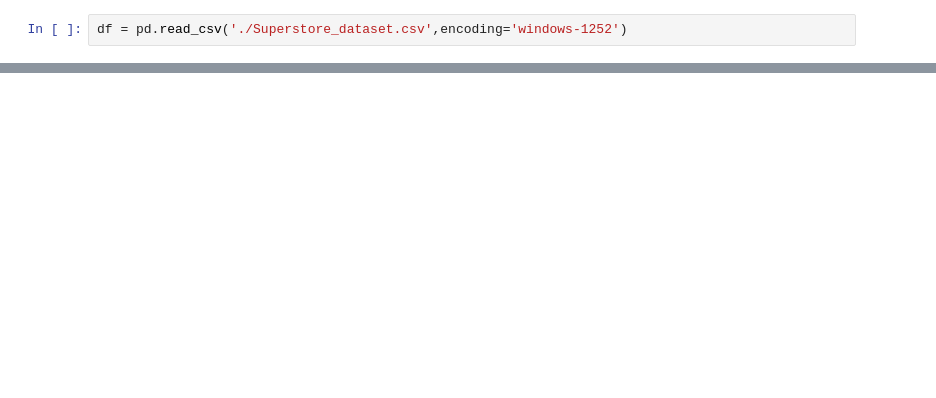
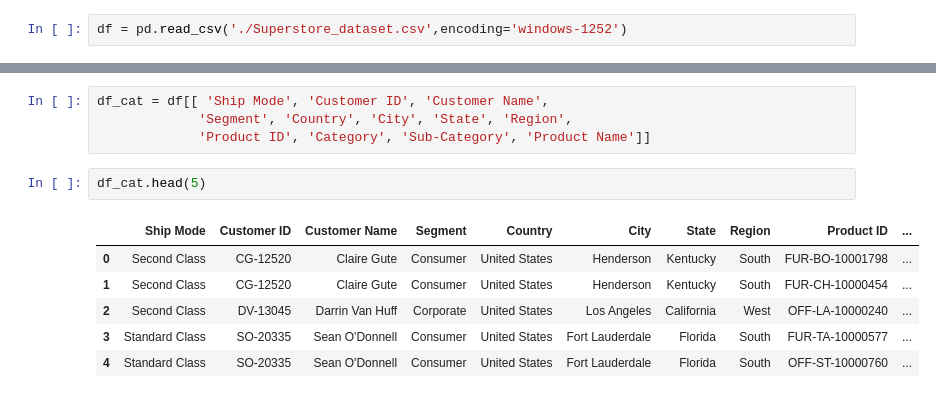
Before and after one commit to HoussamCS/Superstore_project, a Jupyter notebook: superStore.ipynb, the cells around one changed output, grey strips where cells are left out. Cells and saved outputs as stored; diff of their text form; blank space fills up the shorter version.

```diff
--- a/superStore.ipynb
+++ b/superStore.ipynb
@@ -20,0 +73,13 @@ df.head(3)
+# %%
+df_cat = df[[ 'Ship Mode', 'Customer ID', 'Customer Name',
+             'Segment', 'Country', 'City', 'State', 'Region',
+             'Product ID', 'Category', 'Sub-Category', 'Product Name']]
+# %%
+df_cat.head(5)
+# %% [output]
+|  | Ship Mode | Customer ID | Customer Name | Segment | Country | City | State | Region | Product ID | ... |
+| 0 | Second Class | CG-12520 | Claire Gute | Consumer | United States | Henderson | Kentucky | South | FUR-BO-10001798 | ... |
+| 1 | Second Class | CG-12520 | Claire Gute | Consumer | United States | Henderson | Kentucky | South | FUR-CH-10000454 | ... |
+| 2 | Second Class | DV-13045 | Darrin Van Huff | Corporate | United States | Los Angeles | California | West | OFF-LA-10000240 | ... |
+| 3 | Standard Class | SO-20335 | Sean O'Donnell | Consumer | United States | Fort Lauderdale | Florida | South | FUR-TA-10000577 | ... |
+| 4 | Standard Class | SO-20335 | Sean O'Donnell | Consumer | United States | Fort Lauderdale | Florida | South | OFF-ST-10000760 | ... |
```
Also changed, not shown: parts of 26 cells of this notebook.
